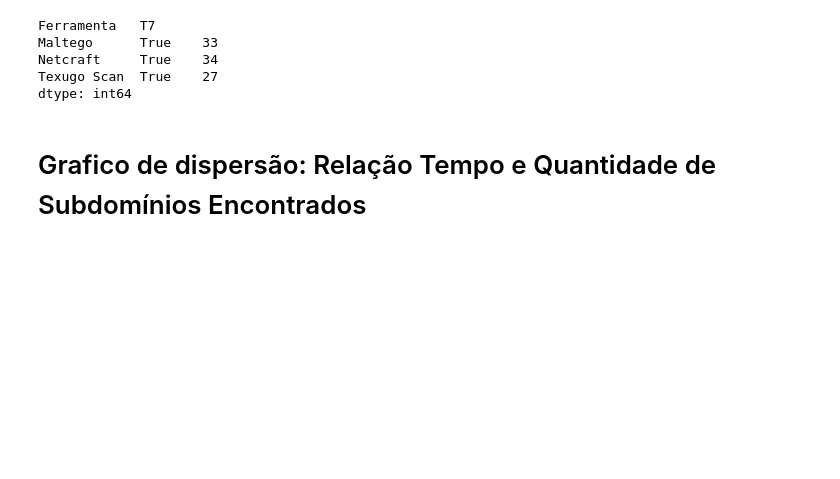
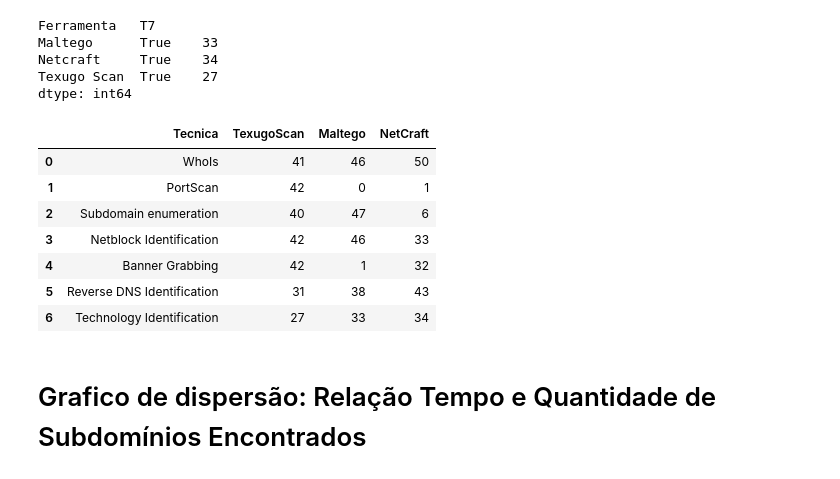
Before and after one commit to Vectro26/ProjetoTexugo, a Jupyter notebook: ProjetoTexugoScan/Validação/Analise de Dados.ipynb, the cells around one changed output. Cells and saved outputs as stored; diff of their text form; code cells hidden in the pictures; blank space fills up the shorter version.

```diff
--- a/ProjetoTexugoScan/Validação/Analise de Dados.ipynb
+++ b/ProjetoTexugoScan/Validação/Analise de Dados.ipynb
@@ -176,2 +231,22 @@ dtype: int64
+# %%
+#data = [{'WhoIs':46,'PortScan':0,'SubDomainEnum':47,'NetBlockIdent':46,'BannerGrabbing':1,'ReverseDNS':38,'TecIdent':33,'Ferramenta':'Maltego' },
+#       {'WhoIs':50,'PortScan':1,'SubDomainEnum':6,'NetBlockIdent':33,'BannerGrabbing':32,'ReverseDNS':43,'TecIdent':34,'Ferramenta':'NetCraft' },
+#        {'WhoIs':41,'PortScan':42,'SubDomainEnum':40,'NetBlockIdent':42,'BannerGrabbing':42,'ReverseDNS':31,'TecIdent':27,'Ferramenta':'TexugoScan' }
+#       ]
+
+# Creates DataFrame.
+df = pd.DataFrame(data)
+
+# Print the data
+df
+# %% [output]
+|  | Tecnica | TexugoScan | Maltego | NetCraft |
+| 0 | WhoIs | 41 | 46 | 50 |
+| 1 | PortScan | 42 | 0 | 1 |
+| 2 | Subdomain enumeration | 40 | 47 | 6 |
+| 3 | Netblock Identification | 42 | 46 | 33 |
+| 4 | Banner Grabbing | 42 | 1 | 32 |
+| 5 | Reverse DNS Identification | 31 | 38 | 43 |
+| 6 | Technology Identification | 27 | 33 | 34 |
 # %% [markdown]
 # Grafico de dispersão: Relação Tempo e Quantidade de Subdomínios Encontrados
```
Also changed, not shown: parts of 32 cells of this notebook, 2 other files.
